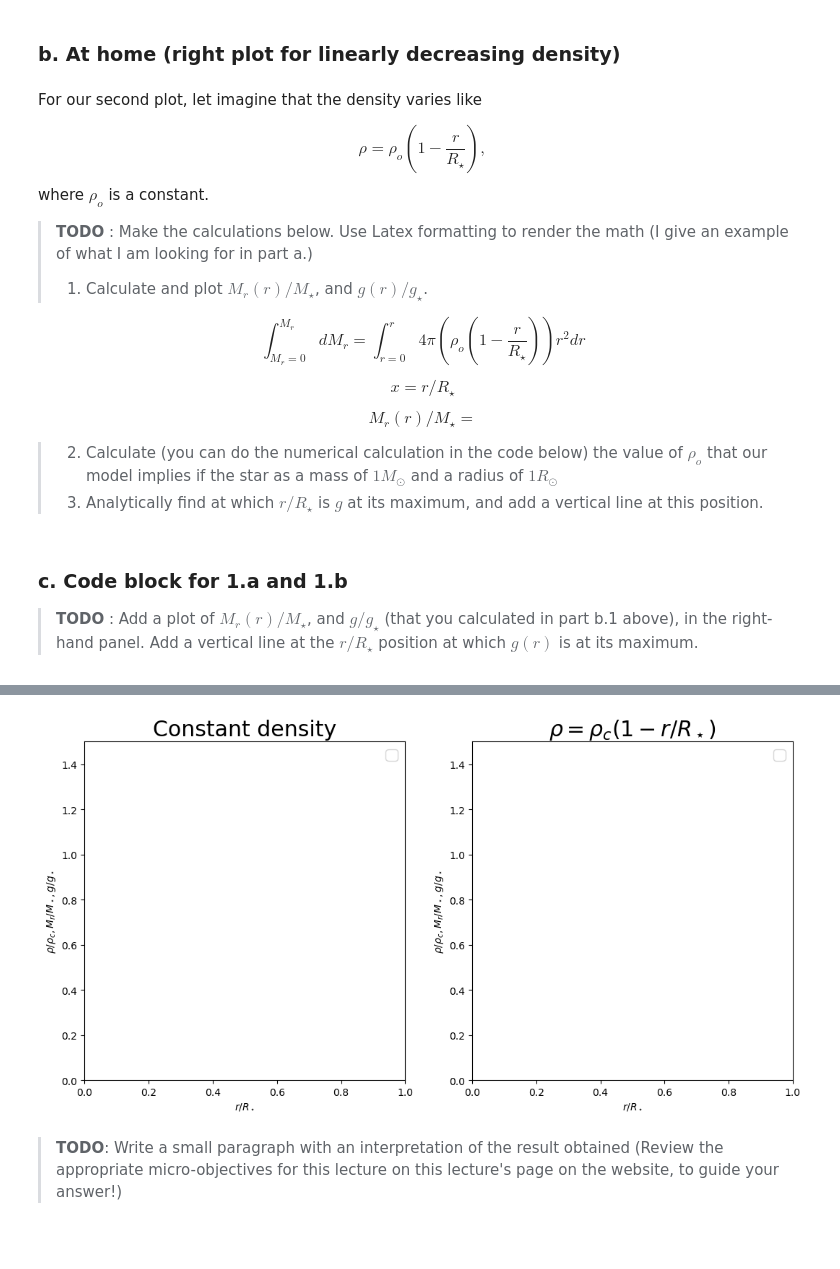
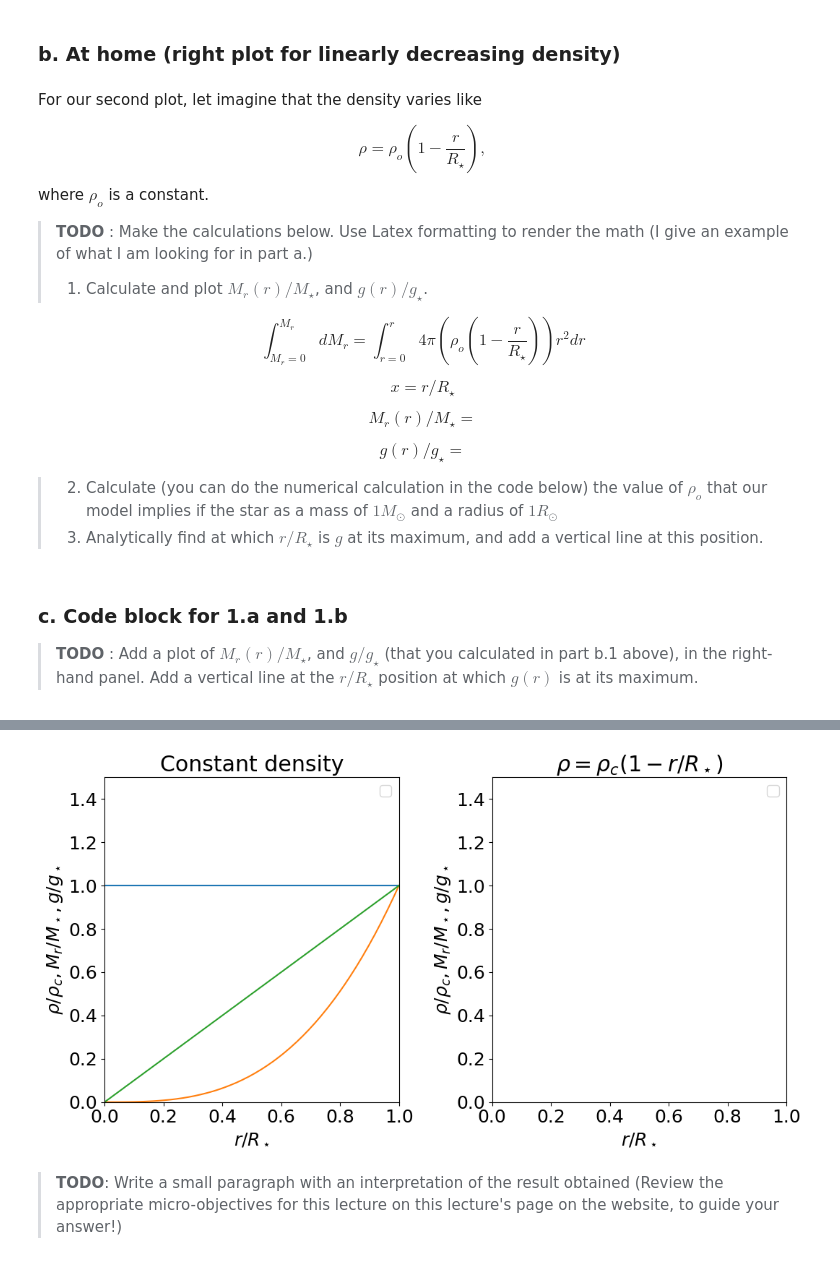
Before and after one commit to ankxie/PHYS633, a Jupyter notebook: Book/L02-GravityField/02-GravityField-template.ipynb, the cells around one changed output, grey strips where cells are left out. Drawn from its saved outputs; the diff is of its cells as text; code cells hidden in the pictures.

```diff
--- a/Book/L02-GravityField/02-GravityField-template.ipynb
+++ b/Book/L02-GravityField/02-GravityField-template.ipynb
@@ -80,6 +80,8 @@ $$x=r/R_\star$$
 
 $$M_r(r)/M_\star = $$
 
+$$g(r)/g_\star = $$
+
 > 2. Calculate (you can do the numerical calculation in the code below) the value of $\rho_o$ that our model implies if the star as a mass of $1M_\odot$ and a radius of $1R_\odot$
 > 2. Analytically find at which $r/R_\star$ is $g$ at its maximum, and add a vertical line at this position.
 # %% [markdown]
@@ -117,7 +119,11 @@ ax[1].set_title(r'$\rho = \rho_c(1- r/R_\star)$')
 # constant density
 ##################
 
+x_array = np.linspace(0, 1)
 
+ax[0].plot(x_array, np.ones_like(x_array)) #density
+ax[0].plot(x_array, x_array**3) #mass
+ax[0].plot(x_array, x_array) #g
 
 
 ####################
@@ -149,4 +170,4 @@ No artists with labels found to put in legend.  Note that artists whose label st
-[figure, old version]
+[figure, new version]
 # %% [markdown]
 > **TODO**: Write a small paragraph with an interpretation of the result obtained (Review the appropriate micro-objectives for this lecture on this lecture's page on the website, to guide your answer!)
 # %% [markdown]
```
Also changed, not shown: parts of 1 cell of this notebook.
